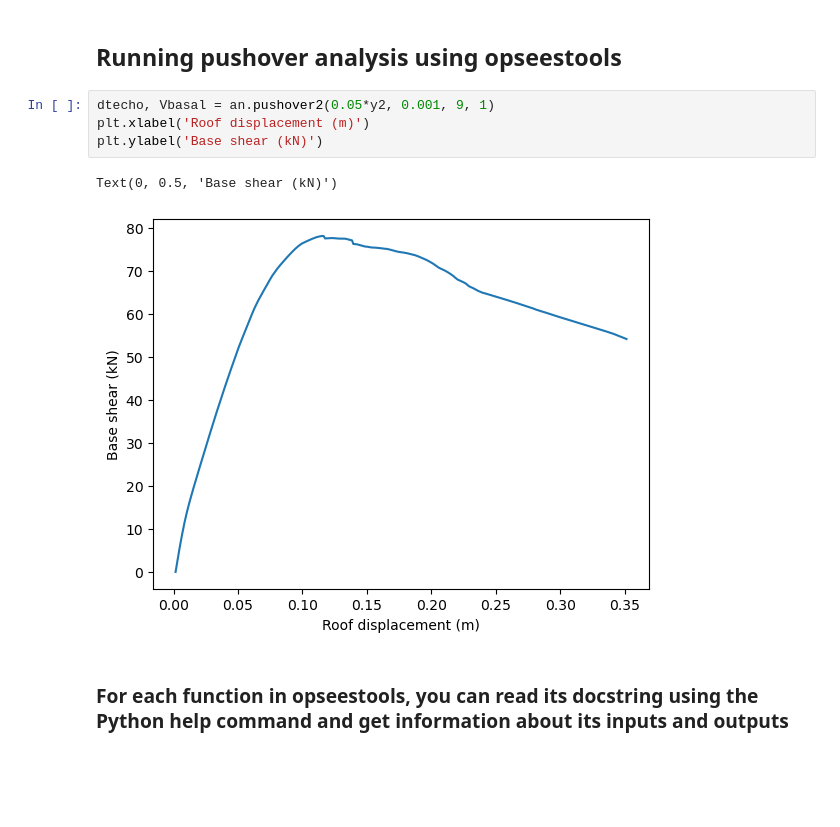
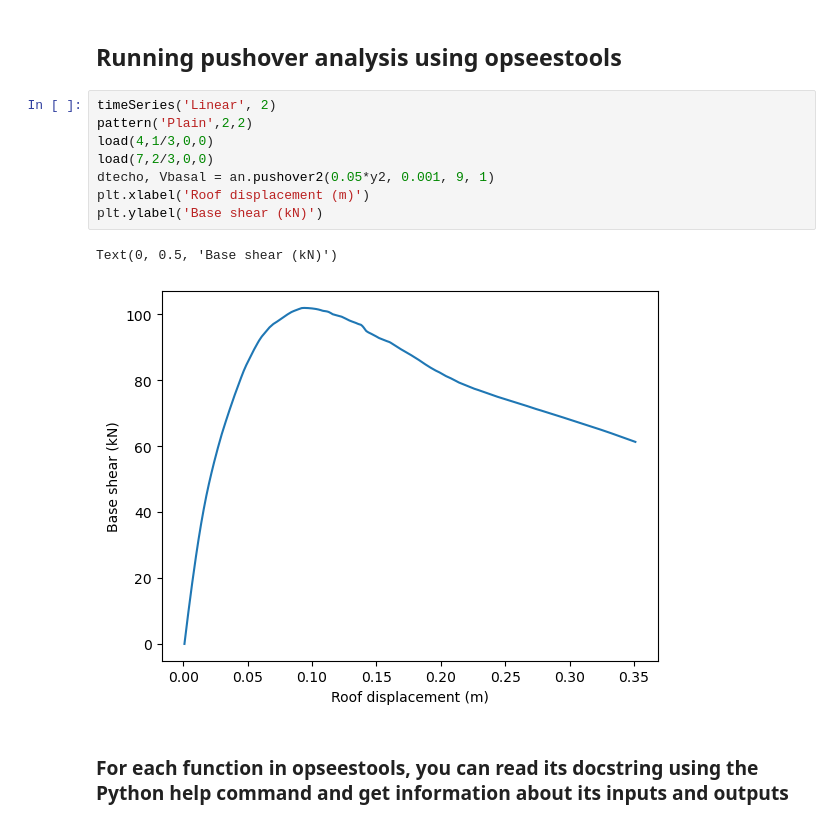
Before and after one commit to odarroyo/opseestools, a Jupyter notebook: examples/tutorial3_simple_pushover.ipynb, the cells around one changed output. Saved outputs shown, nothing was run; the diff lists cells and outputs as text; blank space fills up the shorter version.

```diff
--- a/examples/tutorial3_simple_pushover.ipynb
+++ b/examples/tutorial3_simple_pushover.ipynb
@@ -165,12 +174,16 @@ loadConst('-time',0.0)
 # %% [markdown]
 ## Running pushover analysis using opseestools
 # %%
+timeSeries('Linear', 2)
+pattern('Plain',2,2)
+load(4,1/3,0,0)
+load(7,2/3,0,0)
 dtecho, Vbasal = an.pushover2(0.05*y2, 0.001, 9, 1)
 plt.xlabel('Roof displacement (m)')
 plt.ylabel('Base shear (kN)')
 # %% [output]
 Text(0, 0.5, 'Base shear (kN)')
-[figure, old version]
+[figure, new version]
 # %% [markdown]
 ### For each function in opseestools, you can read its docstring using the Python help command and get information about its inputs and outputs
 # %%
```
Also changed, not shown: parts of 2 cells of this notebook.
